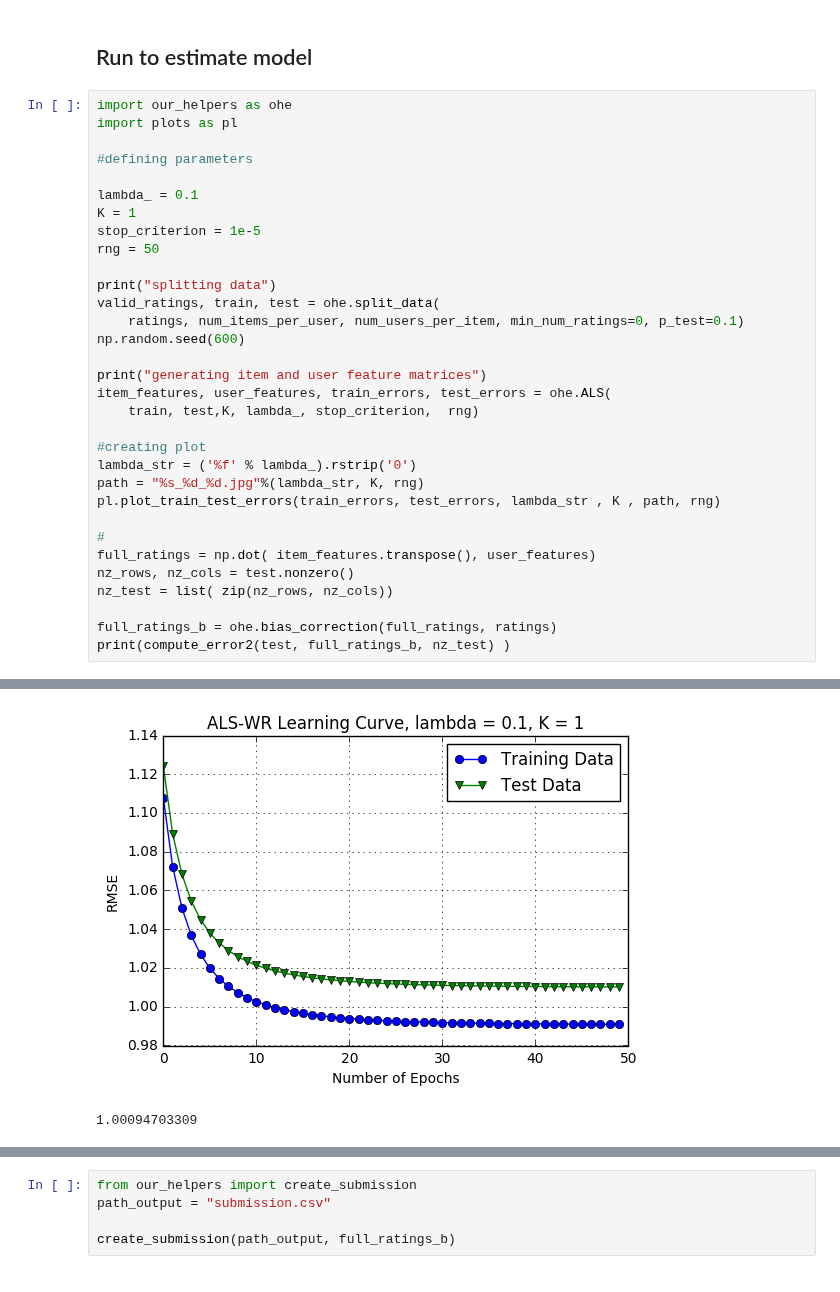
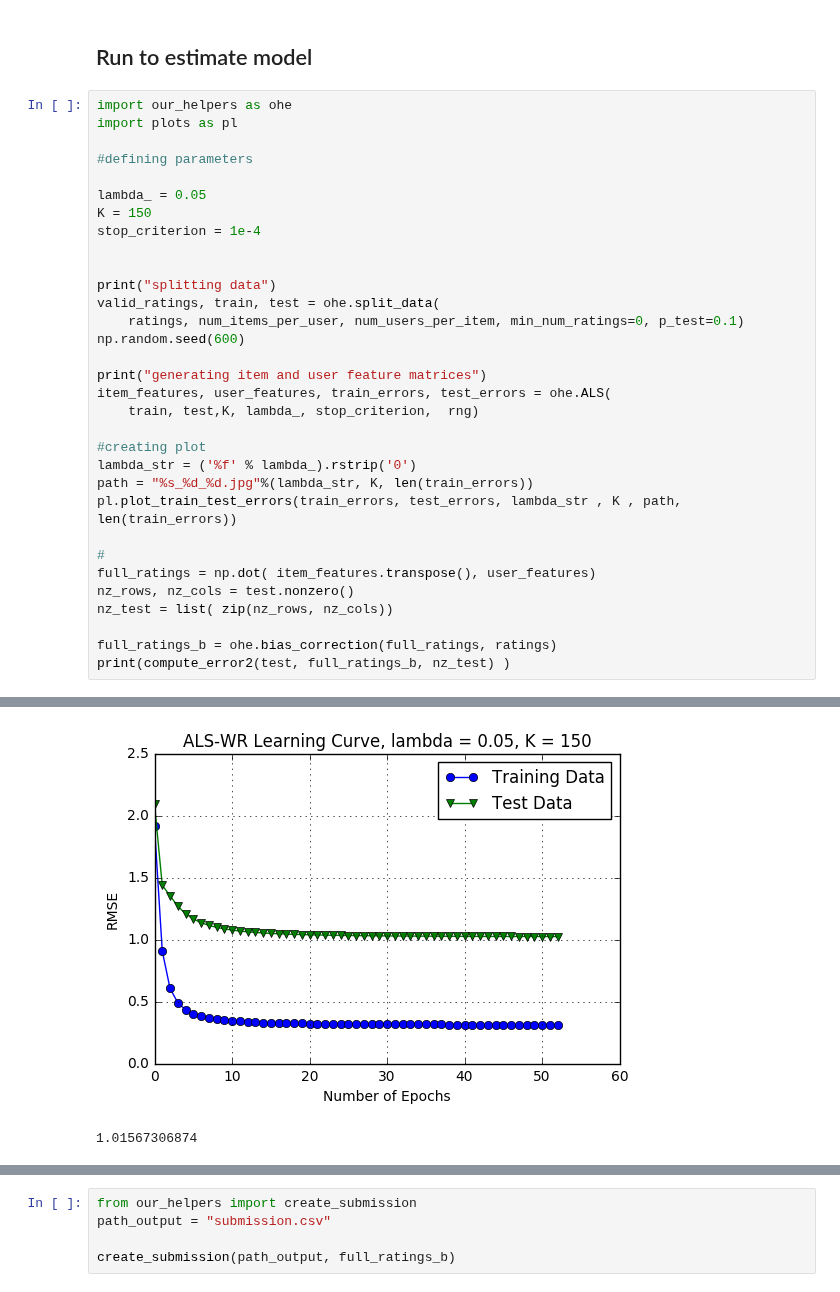
Before and after one commit to MLortki/Machine_Learning_Recommender_Systems, a Jupyter notebook: src/main_manana.ipynb, the cells around one changed output, grey strips where cells are left out. Drawn from its saved outputs; the diff is of its cells as text.

Commit message:
cross validation with plots

```diff
--- a/src/main_manana.ipynb
+++ b/src/main_manana.ipynb
@@ -44,10 +44,10 @@ import plots as pl
 
 #defining parameters
 
-lambda_ = 0.1
-K = 1
-stop_criterion = 1e-5
-rng = 50
+lambda_ = 0.05
+K = 150
+stop_criterion = 1e-4
+
 
 print("splitting data")
 valid_ratings, train, test = ohe.split_data(
@@ -60,8 +60,8 @@ item_features, user_features, train_errors, test_errors = ohe.ALS(
 
 #creating plot
 lambda_str = ('%f' % lambda_).rstrip('0')
-path = "%s_%d_%d.jpg"%(lambda_str, K, rng)
-pl.plot_train_test_errors(train_errors, test_errors, lambda_str , K , path, rng)
+path = "%s_%d_%d.jpg"%(lambda_str, K, len(train_errors))
+pl.plot_train_test_errors(train_errors, test_errors, lambda_str , K , path, len(train_errors))
 
 #
 full_ratings = np.dot( item_features.transpose(), user_features)
@@ -91,2 +99,2 @@ Final RMSE on test data: 1.0102549863934398.
-[figure, old version]
+[figure, new version]
-1.00094703309
+1.01567306874
```
Also changed, not shown: parts of 4 cells of this notebook, 2 other files.
